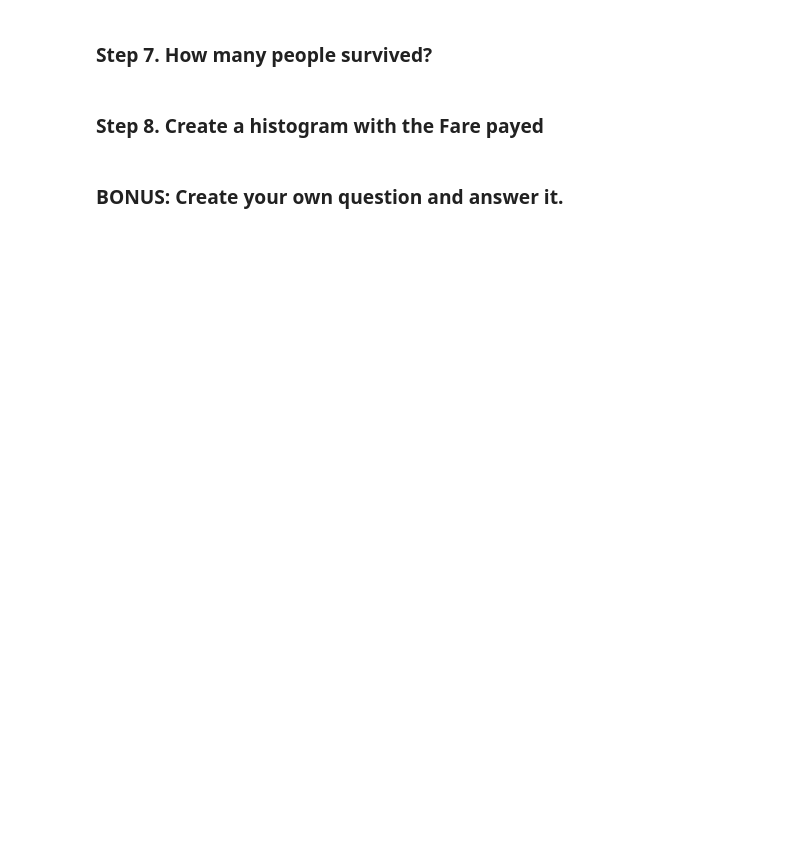
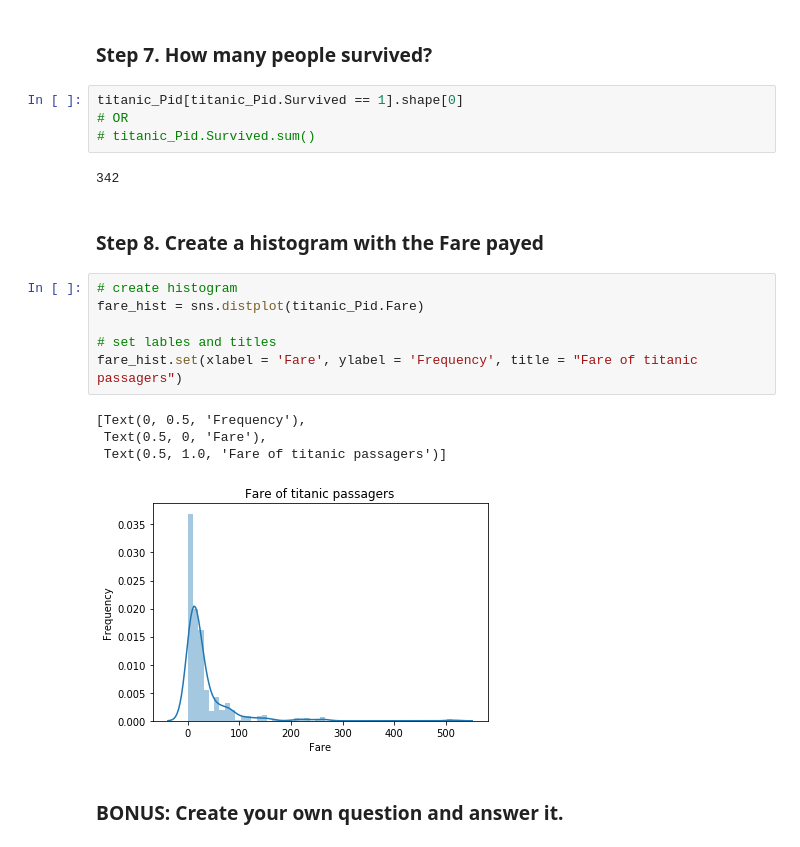
Before and after one commit to osbertc/pandas_exercises, a Jupyter notebook: 07_Visualization/Titanic_Desaster/Osbert_answer_20210103.ipynb, the cells around one changed output. Drawn from its saved outputs; the diff is of its cells as text; blank space fills up the shorter version.

```diff
--- a/07_Visualization/Titanic_Desaster/Osbert_answer_20210103.ipynb
+++ b/07_Visualization/Titanic_Desaster/Osbert_answer_20210103.ipynb
@@ -103,6 +130,23 @@ ValueError: 'explode' must be of length 'x'
 # %% [markdown]
 ### Step 7. How many people survived?
+# %%
+titanic_Pid[titanic_Pid.Survived == 1].shape[0]
+# OR
+# titanic_Pid.Survived.sum()
+# %% [output]
+342
 # %% [markdown]
 ### Step 8. Create a histogram with the Fare payed
+# %%
+# create histogram
+fare_hist = sns.distplot(titanic_Pid.Fare)
+
+# set lables and titles
+fare_hist.set(xlabel = 'Fare', ylabel = 'Frequency', title = "Fare of titanic passagers")
+# %% [output]
+[Text(0, 0.5, 'Frequency'),
+ Text(0.5, 0, 'Fare'),
+ Text(0.5, 1.0, 'Fare of titanic passagers')]
+[figure, added]
 # %% [markdown]
 ### BONUS: Create your own question and answer it.
```
Also changed, not shown: parts of 6 cells of this notebook.
